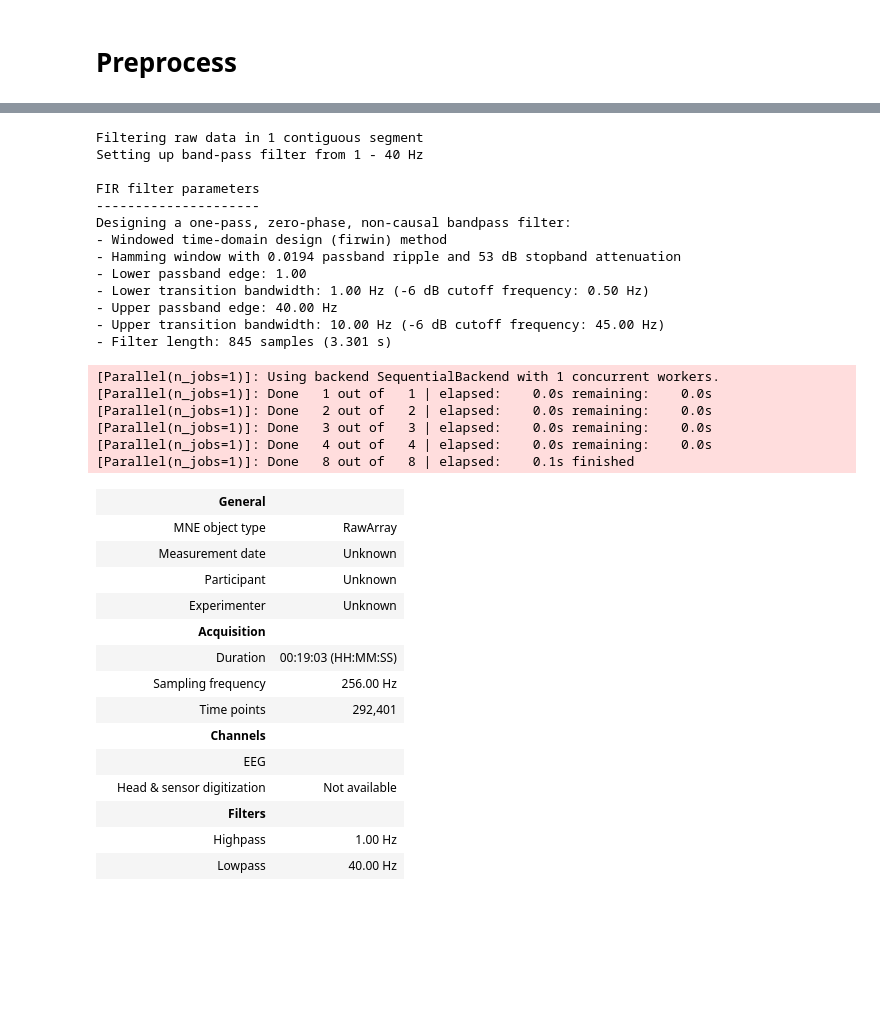
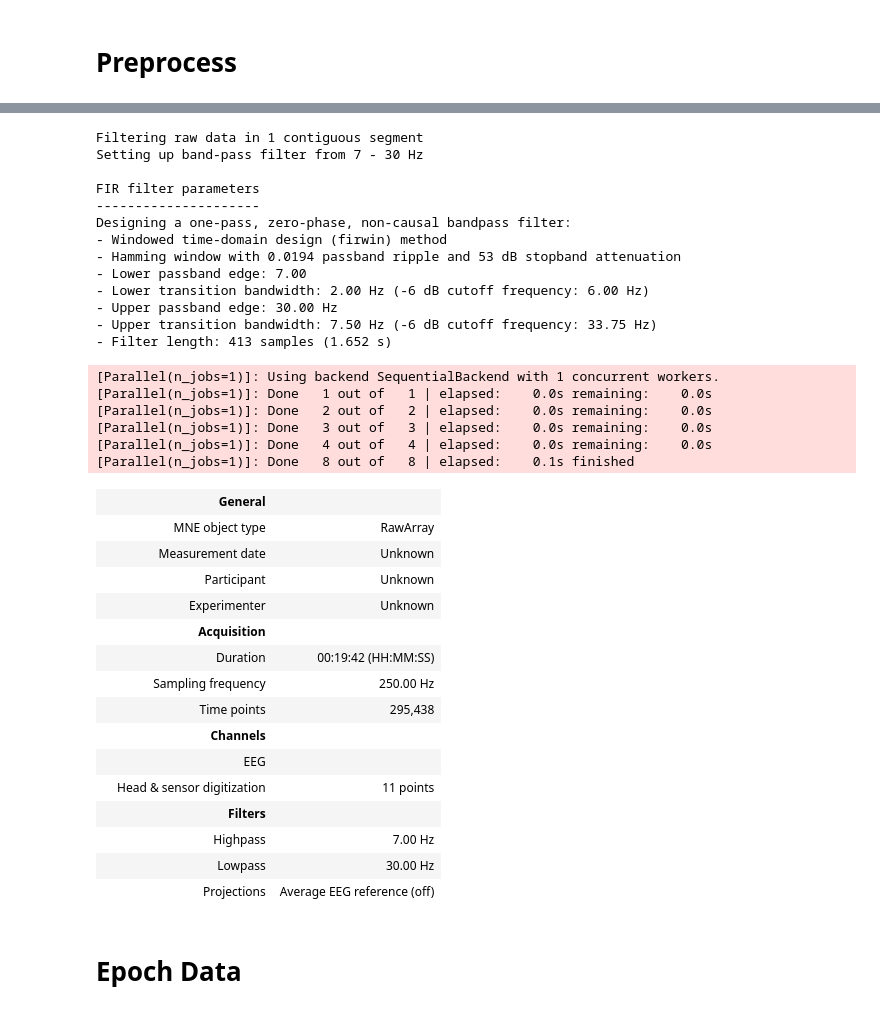
Before and after one commit to JHUBCIS/multimodal-bci-robot, a Jupyter notebook: EEG/notebooks/MI/analyze_MI_data.ipynb, the cells around one changed output, grey strips where cells are left out. Saved outputs shown, nothing was run; the diff lists cells and outputs as text; code cells hidden in the pictures; blank space fills up the shorter version.

```diff
--- a/EEG/notebooks/MI/analyze_MI_data.ipynb
+++ b/EEG/notebooks/MI/analyze_MI_data.ipynb
@@ -9,7 +17,8 @@ import seaborn as sns
 # %% [markdown]
 # Load & Segment the Data
 # %%
-df = pd.read_csv('../data/MI/sidharth_motor_imagery_mov1=leftfootup_mov2=rightfootup_10-27-24.csv')
+df = pd.read_csv('../../data/MI/sidharth_motor_imagery_mov1=leftfootup_mov2=rightfootup_10-27-24.csv')
+df = pd.read_csv('../../data/MI/kyle_motor_imagery_mov1=leftwristflex_mov2=rightwristflex_10-19-24.csv')
 # %%
 stim_labels, stim_idxs = np.unique(df['stim'], return_index=True)
 # %% [markdown]
@@ -17,7 +26,7 @@ stim_labels, stim_idxs = np.unique(df['stim'], return_index=True)
 # %%
 data = df.iloc[:, 1:-1].values
 
-sfreq = 256
+sfreq = 250
 ch_names = list(df.keys())[1:-1]
 ch_types = ['eeg'] * len(ch_names)
 
@@ -26,4 +35,7 @@ info = mne.create_info(ch_names=ch_names, sfreq=sfreq, ch_types=ch_types)
 
 # Create RawArray
 raw = mne.io.RawArray(data.T, info)
+montage = make_standard_montage("standard_1005")
+raw.set_montage(montage)
+raw.set_eeg_reference(projection=True)
 # %% [output]
@@ -33,38 +65,40 @@ Ready.
 # %%
 # Band-pass filter between 1 and 40 Hz
-raw.filter(l_freq=1.0, h_freq=40.0)
+# raw.filter(l_freq=1.0, h_freq=40.0)
+raw.filter(7.0, 30.0, fir_design="firwin", skip_by_annotation="edge")
 # %% [output]
 Filtering raw data in 1 contiguous segment
-Setting up band-pass filter from 1 - 40 Hz
+Setting up band-pass filter from 7 - 30 Hz
 
 FIR filter parameters
 ---------------------
 Designing a one-pass, zero-phase, non-causal bandpass filter:
 - Windowed time-domain design (firwin) method
 - Hamming window with 0.0194 passband ripple and 53 dB stopband attenuation
-- Lower passband edge: 1.00
-- Lower transition bandwidth: 1.00 Hz (-6 dB cutoff frequency: 0.50 Hz)
-- Upper passband edge: 40.00 Hz
-- Upper transition bandwidth: 10.00 Hz (-6 dB cutoff frequency: 45.00 Hz)
-- Filter length: 845 samples (3.301 s)
+- Lower passband edge: 7.00
+- Lower transition bandwidth: 2.00 Hz (-6 dB cutoff frequency: 6.00 Hz)
+- Upper passband edge: 30.00 Hz
+- Upper transition bandwidth: 7.50 Hz (-6 dB cutoff frequency: 33.75 Hz)
+- Filter length: 413 samples (1.652 s)
 [Parallel(n_jobs=1)]: Using backend SequentialBackend with 1 concurrent workers.
 [Parallel(n_jobs=1)]: Done   1 out of   1 | elapsed:    0.0s remaining:    0.0s
 [Parallel(n_jobs=1)]: Done   2 out of   2 | elapsed:    0.0s remaining:    0.0s
 [Parallel(n_jobs=1)]: Done   3 out of   3 | elapsed:    0.0s remaining:    0.0s
 [Parallel(n_jobs=1)]: Done   4 out of   4 | elapsed:    0.0s remaining:    0.0s
 [Parallel(n_jobs=1)]: Done   8 out of   8 | elapsed:    0.1s finished
 |  | General |  |
 |  | MNE object type | RawArray |
 |  | Measurement date | Unknown |
 |  | Participant | Unknown |
 |  | Experimenter | Unknown |
 |  | Acquisition |  |
-|  | Duration | 00:19:03 (HH:MM:SS) |
-|  | Sampling frequency | 256.00 Hz |
-|  | Time points | 292,401 |
+|  | Duration | 00:19:42 (HH:MM:SS) |
+|  | Sampling frequency | 250.00 Hz |
+|  | Time points | 295,438 |
 |  | Channels |  |
 |  | EEG |  |
-|  | Head & sensor digitization | Not available |
+|  | Head & sensor digitization | 11 points |
 |  | Filters |  |
-|  | Highpass | 1.00 Hz |
-|  | Lowpass | 40.00 Hz |
+|  | Highpass | 7.00 Hz |
+|  | Lowpass | 30.00 Hz |
+|  | Projections | Average EEG reference (off) |
@@ -70,0 +107,2 @@ Designing a one-pass, zero-phase, non-causal bandpass filter:
+# %% [markdown]
+# Epoch Data
```
Also changed, not shown: parts of 18 cells of this notebook.
